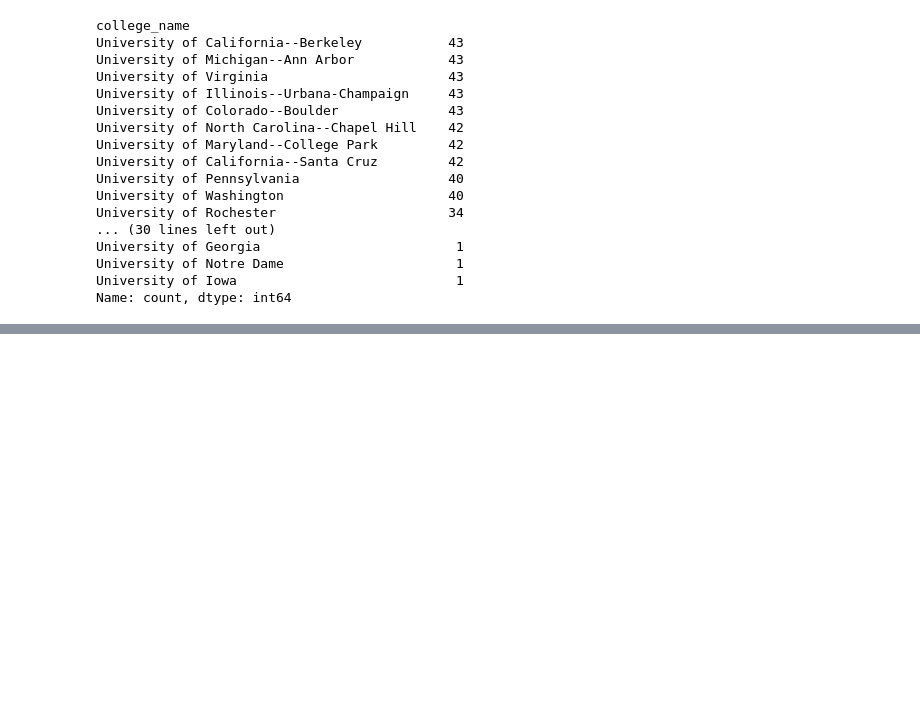
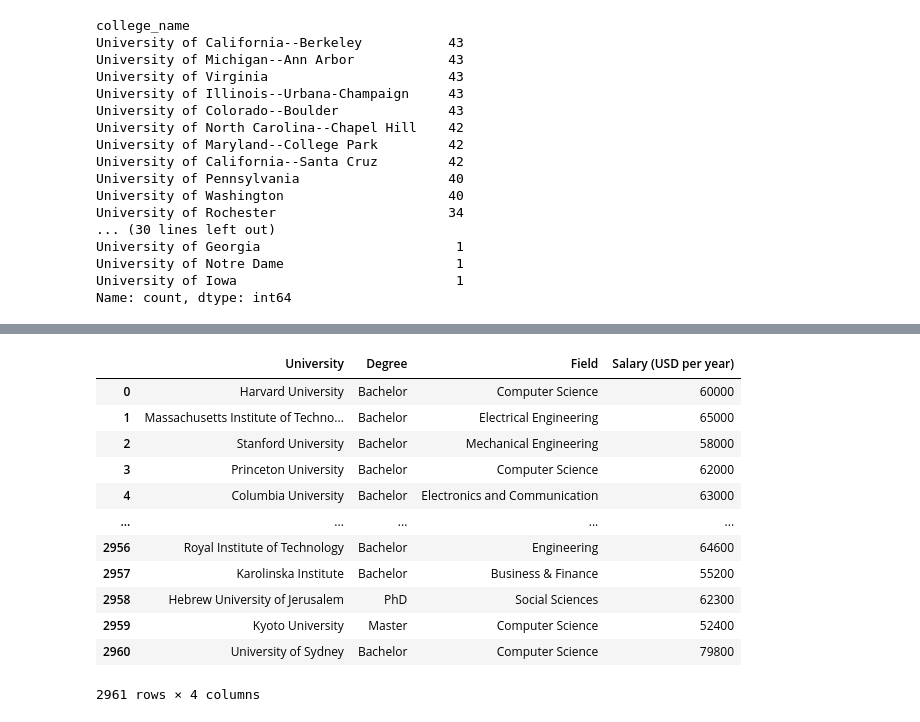
Before and after one commit to maxtheshock/PythonDS-Project, a Jupyter notebook: PythonNotebook.ipynb, the cells around one changed output, grey strips where cells are left out. Saved outputs shown, nothing was run; the diff lists cells and outputs as text; code cells hidden in the pictures; blank space fills up the shorter version.

Commit message:
creation alumni_data - dataframe with information about students graduated from top universities

```diff
--- a/PythonNotebook.ipynb
+++ b/PythonNotebook.ipynb
@@ -300,5 +300,7 @@ alumni_second.head(20)
 | 19 | Argentina | Latin America | University of Buenos Aires | Bachelor | Engineering | 2018 | ... |
 # %%
 alumni_data = pd.DataFrame()
-alumni_data["University"] = alumni_second.University_Name
-alumni_data
+alumni_data["University"] = pd.concat([alumni_first.college_name, alumni_second.University_Name], axis=0, ignore_index=True)
+alumni_data["Degree"] = pd.concat([alumni_first.degree, alumni_second.Degree_Level], axis = 0, ignore_index=True)
+alumni_data["Field"] = pd.concat([alumni_first.stream, alumni_second.Field_of_Study], axis=0, ignore_index=True)
+alumni_data["Salary (USD per year)"] = pd.concat([alumni_first.salary, alumni_second.Average_Starting_Salary_USD], axis = 0, ignore_index=True)
@@ -318,0 +307,2 @@ alumni_data
+# %%
+alumni_data.Degree = alumni_data.Degree.replace("Bachelor's", "Bachelor")
@@ -318,0 +341,22 @@ alumni_data
+# %%
+alumni_data = alumni_data[alumni_data.University.isin(set(alumni_data.University) & set(university_rate.Institution))]
+alumni_data = alumni_data[alumni_data["Salary (USD per year)"] > 0]
+# %%
+alumni_data = alumni_data.reset_index(drop=True)
+alumni_data
+#alumni_data - important dataframe, which describe degrees, salarries and field of students from top universities.
+#our next step - find correlation between university_rate and alumni_data
+# %% [output]
+|  | University | Degree | Field | Salary (USD per year) |
+| 0 | Harvard University | Bachelor | Computer Science | 60000 |
+| 1 | Massachusetts Institute of Techno... | Bachelor | Electrical Engineering | 65000 |
+| 2 | Stanford University | Bachelor | Mechanical Engineering | 58000 |
+| 3 | Princeton University | Bachelor | Computer Science | 62000 |
+| 4 | Columbia University | Bachelor | Electronics and Communication | 63000 |
+| ... | ... | ... | ... | ... |
+| 2956 | Royal Institute of Technology | Bachelor | Engineering | 64600 |
+| 2957 | Karolinska Institute | Bachelor | Business & Finance | 55200 |
+| 2958 | Hebrew University of Jerusalem | PhD | Social Sciences | 62300 |
+| 2959 | Kyoto University | Master | Computer Science | 52400 |
+| 2960 | University of Sydney | Bachelor | Computer Science | 79800 |
+2961 rows × 4 columns
```
Also changed, not shown: parts of 4 cells of this notebook.
